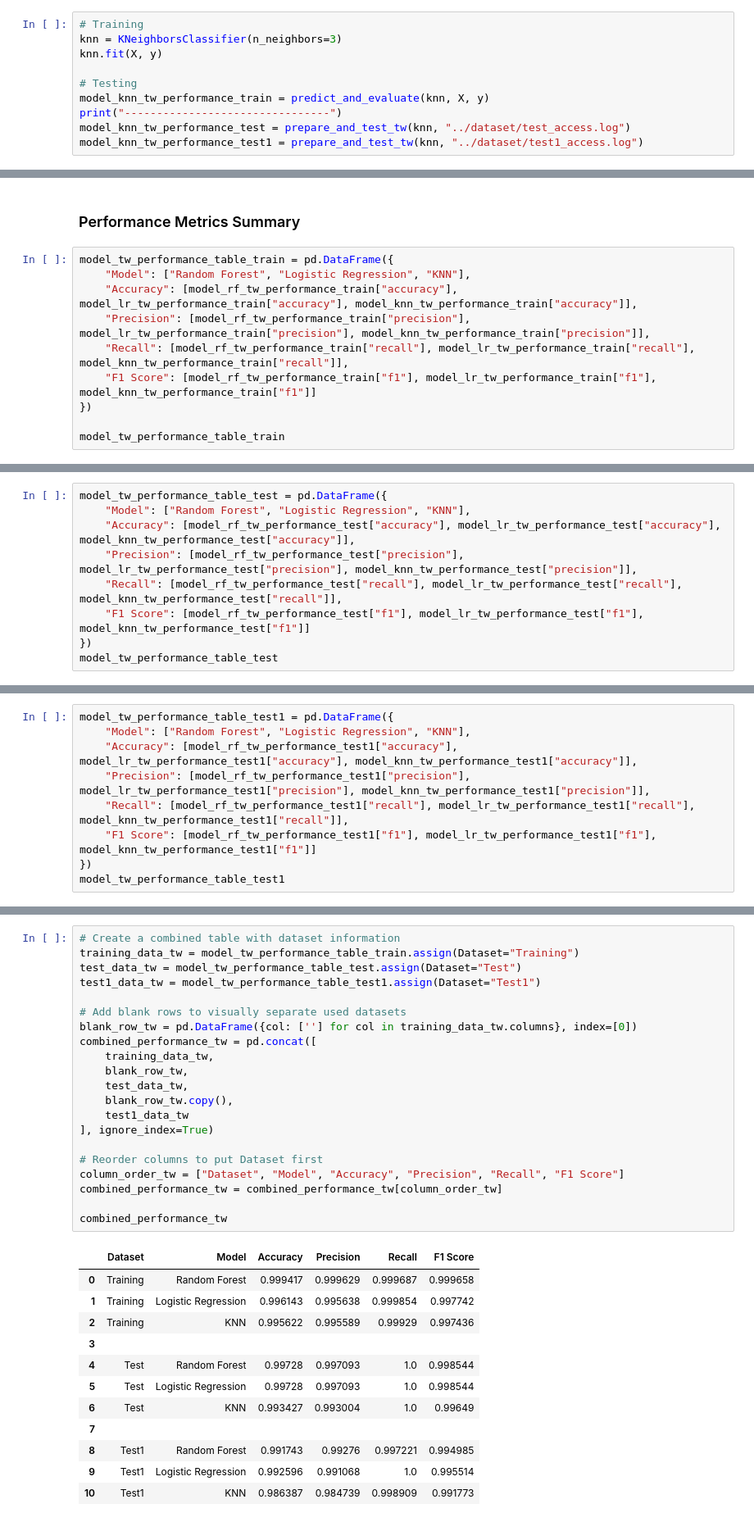
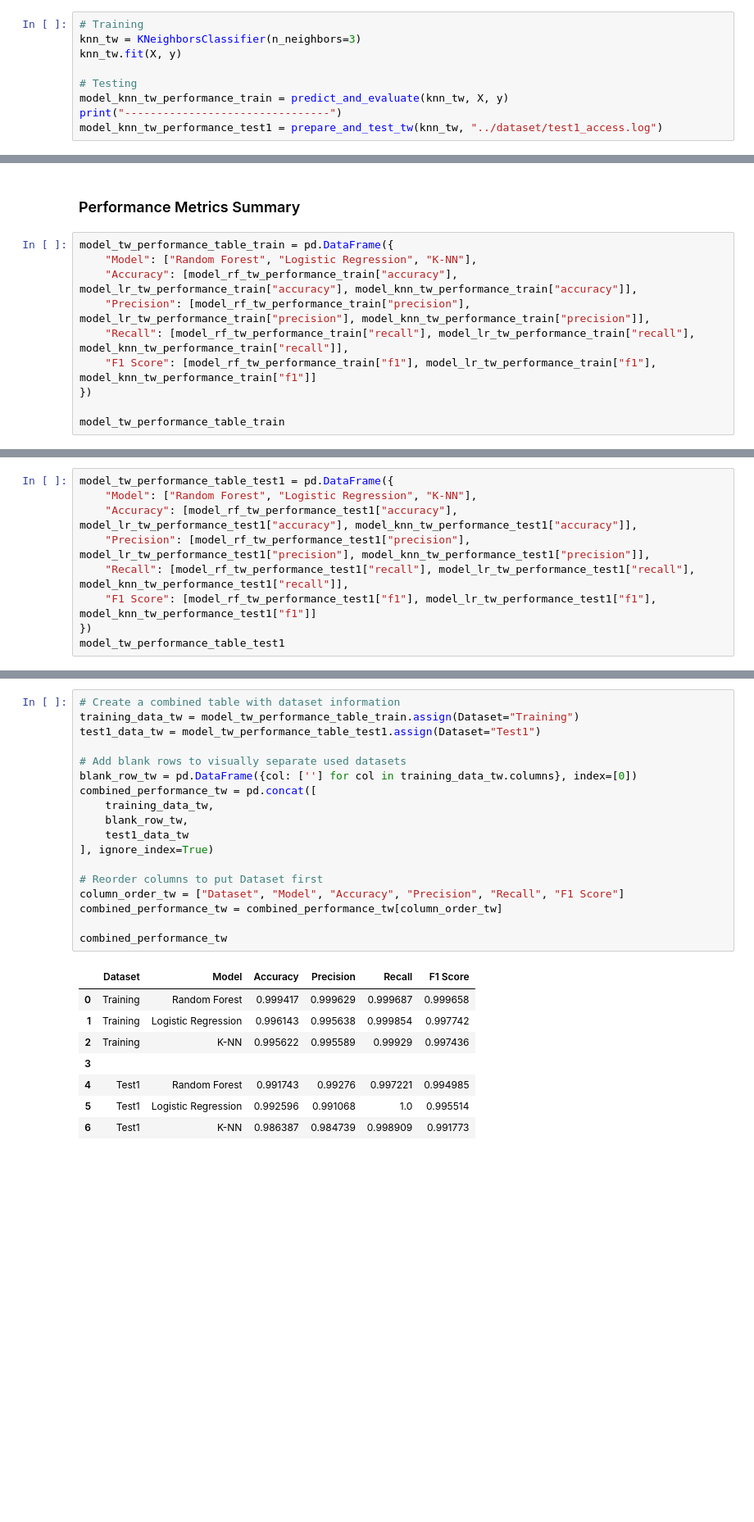
Before and after one commit to Palatiin/ddos-detection, a Jupyter notebook: ml/detection.ipynb, the cells around one changed output, grey strips where cells are left out. Shown: that part at 82% size. Cells and saved outputs as stored; diff of their text form; blank space fills up the shorter version.

```diff
--- a/ml/detection.ipynb
+++ b/ml/detection.ipynb
@@ -600,14 +580,13 @@ False Negative Rate: 0.0
 ### K-Nearest Neighbors
 # %%
 # Training
-knn = KNeighborsClassifier(n_neighbors=3)
-knn.fit(X, y)
+knn_tw = KNeighborsClassifier(n_neighbors=3)
+knn_tw.fit(X, y)
 
 # Testing
-model_knn_tw_performance_train = predict_and_evaluate(knn, X, y)
+model_knn_tw_performance_train = predict_and_evaluate(knn_tw, X, y)
 print("--------------------------------")
-model_knn_tw_performance_test = prepare_and_test_tw(knn, "../dataset/test_access.log")
-model_knn_tw_performance_test1 = prepare_and_test_tw(knn, "../dataset/test1_access.log")
+model_knn_tw_performance_test1 = prepare_and_test_tw(knn_tw, "../dataset/test1_access.log")
 # %% [output]
 Accuracy: 0.9956219383600956
 Precision: 0.9955892832065079
@@ -630,7 +611,7 @@ False Negative Rate: 0.001090909090909091
 ### Performance Metrics Summary
 # %%
 model_tw_performance_table_train = pd.DataFrame({
-    "Model": ["Random Forest", "Logistic Regression", "KNN"],
+    "Model": ["Random Forest", "Logistic Regression", "K-NN"],
     "Accuracy": [model_rf_tw_performance_train["accuracy"], model_lr_tw_performance_train["accuracy"], model_knn_tw_performance_train["accuracy"]],
     "Precision": [model_rf_tw_performance_train["precision"], model_lr_tw_performance_train["precision"], model_knn_tw_performance_train["precision"]],
     "Recall": [model_rf_tw_performance_train["recall"], model_lr_tw_performance_train["recall"], model_knn_tw_performance_train["recall"]],
@@ -646,11 +627,11 @@ model_tw_performance_table_train
 # %%
-model_tw_performance_table_test = pd.DataFrame({
-    "Model": ["Random Forest", "Logistic Regression", "KNN"],
-    "Accuracy": [model_rf_tw_performance_test["accuracy"], model_lr_tw_performance_test["accuracy"], model_knn_tw_performance_test["accuracy"]],
-    "Precision": [model_rf_tw_performance_test["precision"], model_lr_tw_performance_test["precision"], model_knn_tw_performance_test["precision"]],
-    "Recall": [model_rf_tw_performance_test["recall"], model_lr_tw_performance_test["recall"], model_knn_tw_performance_test["recall"]],
-    "F1 Score": [model_rf_tw_performance_test["f1"], model_lr_tw_performance_test["f1"], model_knn_tw_performance_test["f1"]]
+model_tw_performance_table_test1 = pd.DataFrame({
+    "Model": ["Random Forest", "Logistic Regression", "K-NN"],
+    "Accuracy": [model_rf_tw_performance_test1["accuracy"], model_lr_tw_performance_test1["accuracy"], model_knn_tw_performance_test1["accuracy"]],
+    "Precision": [model_rf_tw_performance_test1["precision"], model_lr_tw_performance_test1["precision"], model_knn_tw_performance_test1["precision"]],
+    "Recall": [model_rf_tw_performance_test1["recall"], model_lr_tw_performance_test1["recall"], model_knn_tw_performance_test1["recall"]],
+    "F1 Score": [model_rf_tw_performance_test1["f1"], model_lr_tw_performance_test1["f1"], model_knn_tw_performance_test1["f1"]]
 })
-model_tw_performance_table_test
+model_tw_performance_table_test1
 # %% [output]
 |  | Model | Accuracy | Precision | Recall | F1 Score |
@@ -660,9 +640,0 @@ model_tw_performance_table_test
-# %%
-model_tw_performance_table_test1 = pd.DataFrame({
-    "Model": ["Random Forest", "Logistic Regression", "KNN"],
-    "Accuracy": [model_rf_tw_performance_test1["accuracy"], model_lr_tw_performance_test1["accuracy"], model_knn_tw_performance_test1["accuracy"]],
-    "Precision": [model_rf_tw_performance_test1["precision"], model_lr_tw_performance_test1["precision"], model_knn_tw_performance_test1["precision"]],
-    "Recall": [model_rf_tw_performance_test1["recall"], model_lr_tw_performance_test1["recall"], model_knn_tw_performance_test1["recall"]],
-    "F1 Score": [model_rf_tw_performance_test1["f1"], model_lr_tw_performance_test1["f1"], model_knn_tw_performance_test1["f1"]]
-})
-model_tw_performance_table_test1
@@ -674,37 +641,30 @@ model_tw_performance_table_test1
 # %%
 # Create a combined table with dataset information
 training_data_tw = model_tw_performance_table_train.assign(Dataset="Training")
-test_data_tw = model_tw_performance_table_test.assign(Dataset="Test")
 test1_data_tw = model_tw_performance_table_test1.assign(Dataset="Test1")
 
 # Add blank rows to visually separate used datasets
 blank_row_tw = pd.DataFrame({col: [''] for col in training_data_tw.columns}, index=[0])
 combined_performance_tw = pd.concat([
     training_data_tw,
     blank_row_tw,
-    test_data_tw,
-    blank_row_tw.copy(),
     test1_data_tw
 ], ignore_index=True)
 
 # Reorder columns to put Dataset first
 column_order_tw = ["Dataset", "Model", "Accuracy", "Precision", "Recall", "F1 Score"]
 combined_performance_tw = combined_performance_tw[column_order_tw]
 
 combined_performance_tw
 # %% [output]
 |  | Dataset | Model | Accuracy | Precision | Recall | F1 Score |
 | 0 | Training | Random Forest | 0.999417 | 0.999629 | 0.999687 | 0.999658 |
 | 1 | Training | Logistic Regression | 0.996143 | 0.995638 | 0.999854 | 0.997742 |
-| 2 | Training | KNN | 0.995622 | 0.995589 | 0.99929 | 0.997436 |
+| 2 | Training | K-NN | 0.995622 | 0.995589 | 0.99929 | 0.997436 |
 | 3 |  |  |  |  |  |  |
-| 4 | Test | Random Forest | 0.99728 | 0.997093 | 1.0 | 0.998544 |
-| 5 | Test | Logistic Regression | 0.99728 | 0.997093 | 1.0 | 0.998544 |
-| 6 | Test | KNN | 0.993427 | 0.993004 | 1.0 | 0.99649 |
-| 7 |  |  |  |  |  |  |
-| 8 | Test1 | Random Forest | 0.991743 | 0.99276 | 0.997221 | 0.994985 |
-| 9 | Test1 | Logistic Regression | 0.992596 | 0.991068 | 1.0 | 0.995514 |
-| 10 | Test1 | KNN | 0.986387 | 0.984739 | 0.998909 | 0.991773 |
+| 4 | Test1 | Random Forest | 0.991743 | 0.99276 | 0.997221 | 0.994985 |
+| 5 | Test1 | Logistic Regression | 0.992596 | 0.991068 | 1.0 | 0.995514 |
+| 6 | Test1 | K-NN | 0.986387 | 0.984739 | 0.998909 | 0.991773 |
 # %%
 combined_performance
 # %% [output]
```
Also changed, not shown: parts of 18 cells of this notebook, 1 other file.
